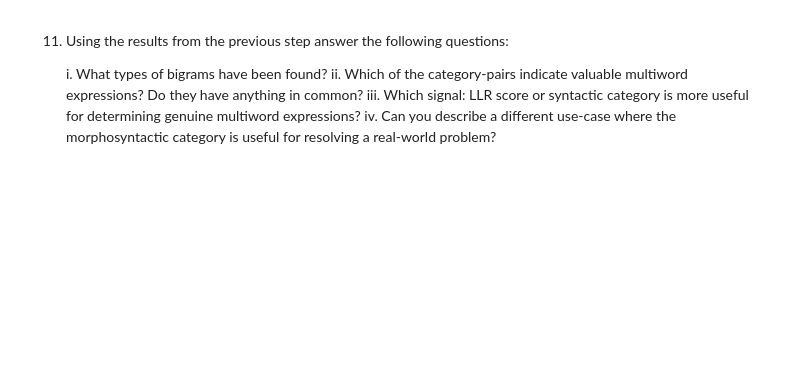
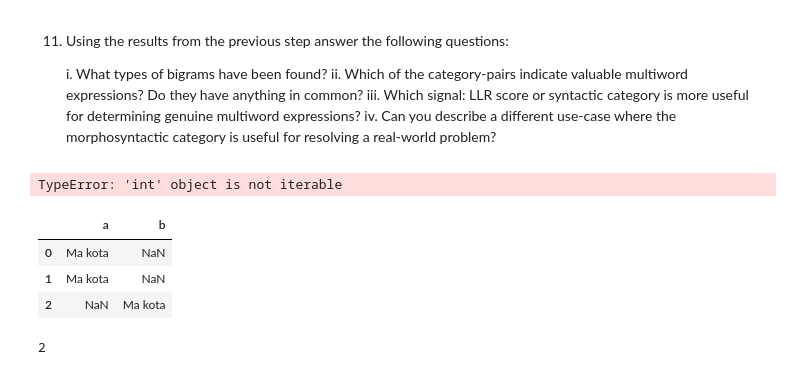
Before and after one commit to sgrzegorz/natural-language-processing, a Jupyter notebook: 05_Morphosyntactic_tagging/Morphosyntactic_tagging.ipynb, the cells around one changed output. Saved outputs shown, nothing was run; the diff lists cells and outputs as text; code cells hidden in the pictures; blank space fills up the shorter version.

```diff
--- a/05_Morphosyntactic_tagging/Morphosyntactic_tagging.ipynb
+++ b/05_Morphosyntactic_tagging/Morphosyntactic_tagging.ipynb
@@ -223,3 +351,27 @@ NameError: name 'separate_puctuations' is not defined
     ii. Which of the category-pairs indicate valuable multiword expressions? Do they have anything in common?
     iii. Which signal: LLR score or syntactic category is more useful for determining genuine multiword expressions?
     iv. Can you describe a different use-case where the morphosyntactic category is useful for resolving a real-world problem?
+# %%
+best_bigrams = [*10]
+# %% [output]
+TypeError: 'int' object is not iterable
+# %%
+df = pd.DataFrame({ "a":[],"b" :[]
+})
+
+df = df.append({'a': 'Ma kota'}, ignore_index=True)
+
+df = df.append({'a': 'Ma kota'}, ignore_index=True)
+
+df = df.append({'b': 'Ma kota'}, ignore_index=True)
+
+df
+# %% [output]
+|  | a | b |
+| 0 | Ma kota | NaN |
+| 1 | Ma kota | NaN |
+| 2 | NaN | Ma kota |
+# %%
+print(len(list(df['b'])))
+# %% [output]
+2
```
Also changed, not shown: parts of 16 cells of this notebook.
